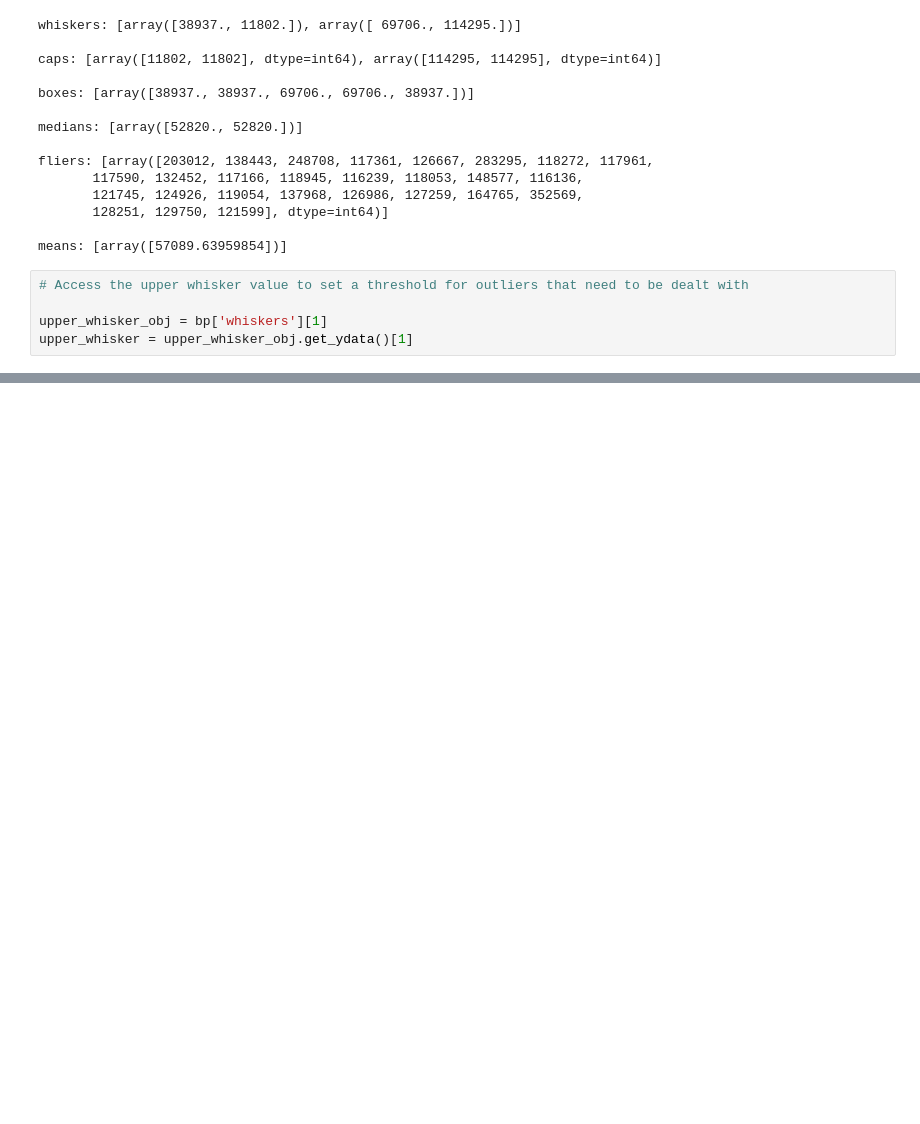
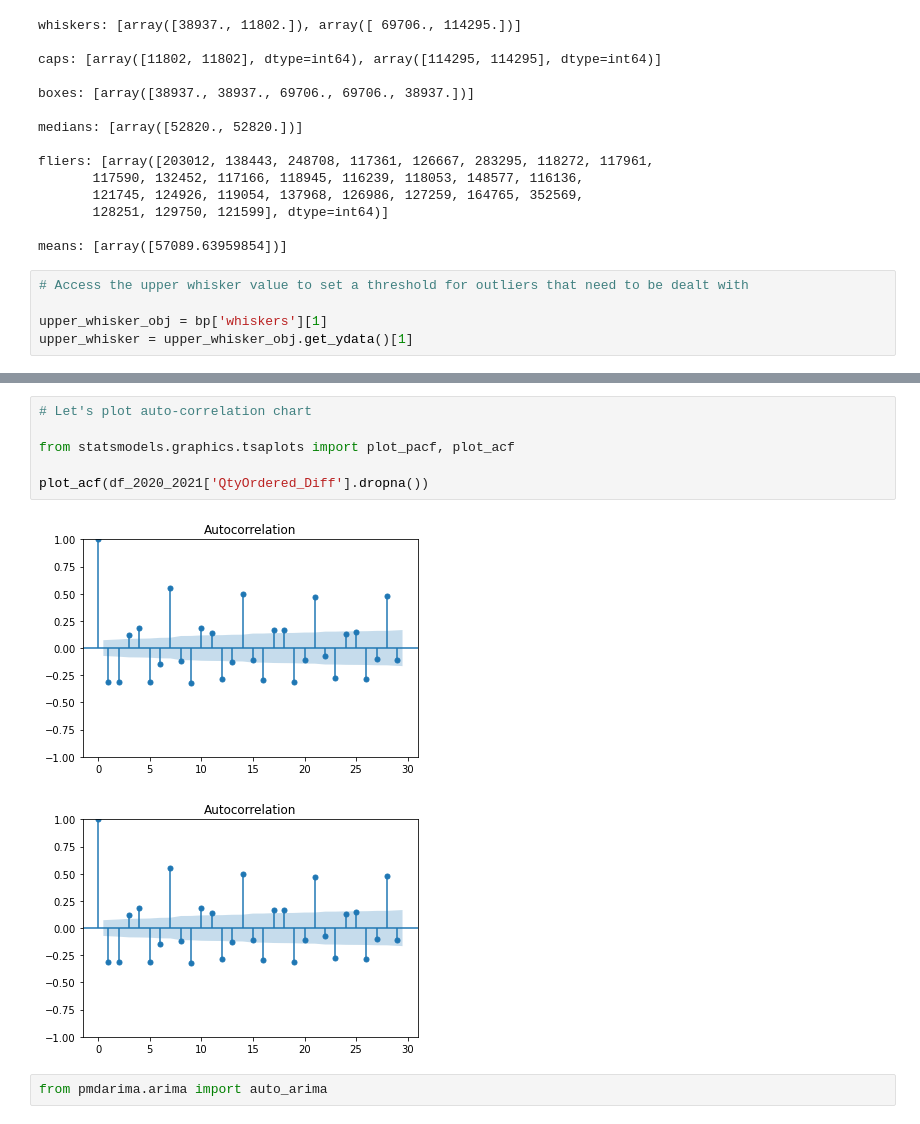
Before and after one commit to adrian-pasek-prv/timeseries-forecasting, a Jupyter notebook: ARIMA.ipynb, the cells around one changed output, grey strips where cells are left out. Saved outputs shown, nothing was run; the diff lists cells and outputs as text; blank space fills up the shorter version.

```diff
--- a/ARIMA.ipynb
+++ b/ARIMA.ipynb
@@ -78,0 +186,11 @@ upper_whisker = upper_whisker_obj.get_ydata()[1]
+# %%
+# Let's plot auto-correlation chart
+
+from statsmodels.graphics.tsaplots import plot_pacf, plot_acf
+
+plot_acf(df_2020_2021['QtyOrdered_Diff'].dropna())
+# %% [output]
+[figure, added]
+[figure, added]
+# %%
+from pmdarima.arima import auto_arima
```
Also changed, not shown: parts of 13 cells of this notebook, 2 other files.
